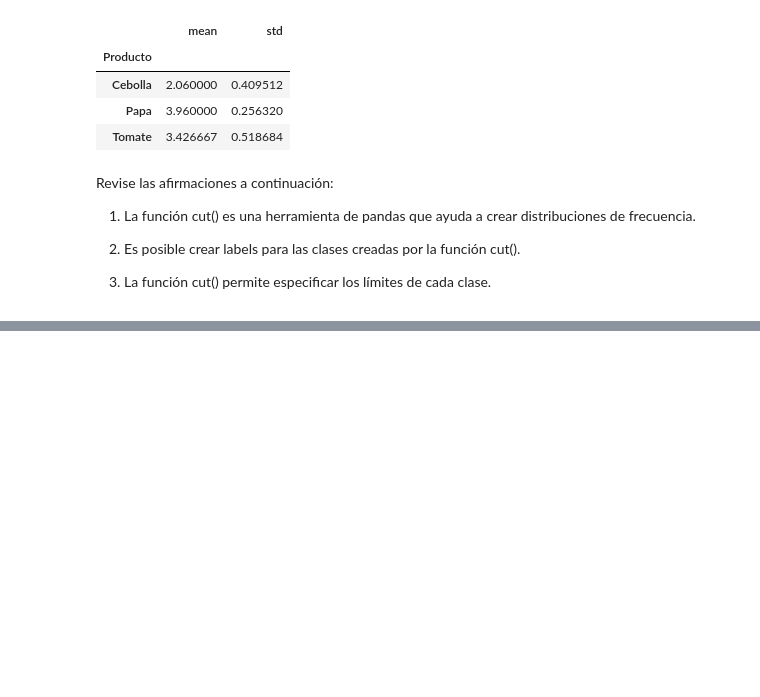
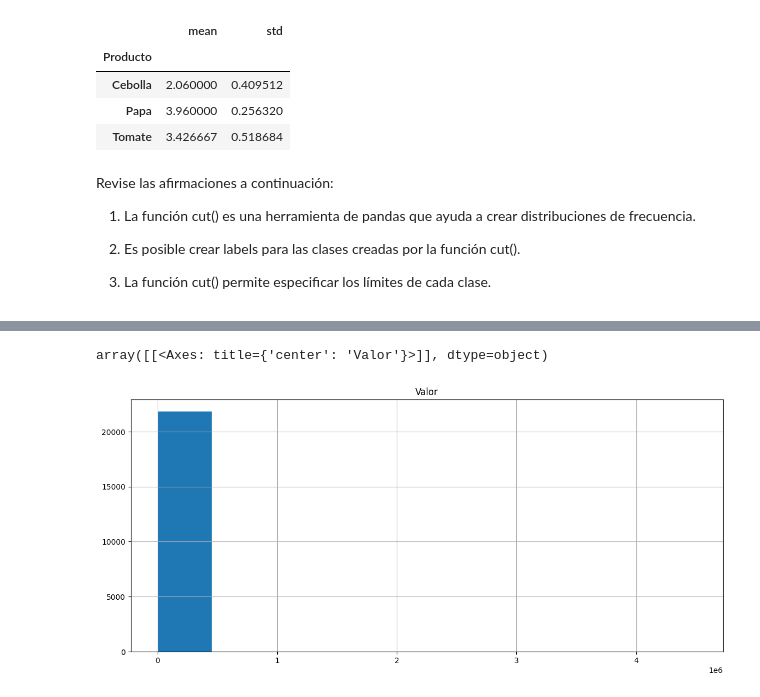
Before and after one commit to Tushima437/python, a Jupyter notebook: Python Pandas Tratamiento y análisis de datos.ipynb, the cells around one changed output, grey strips where cells are left out. Saved outputs shown, nothing was run; the diff lists cells and outputs as text; code cells hidden in the pictures; blank space fills up the shorter version.

```diff
--- a/Python Pandas Tratamiento y análisis de datos.ipynb
+++ b/Python Pandas Tratamiento y análisis de datos.ipynb
@@ -2489,0 +2557,5 @@ Revise las afirmaciones a continuación:
+# %%
+datos.hist(['Valor'])
+# %% [output]
+array([[<Axes: title={'center': 'Valor'}>]], dtype=object)
+[figure, added]
```
Also changed, not shown: parts of 75 cells of this notebook.
